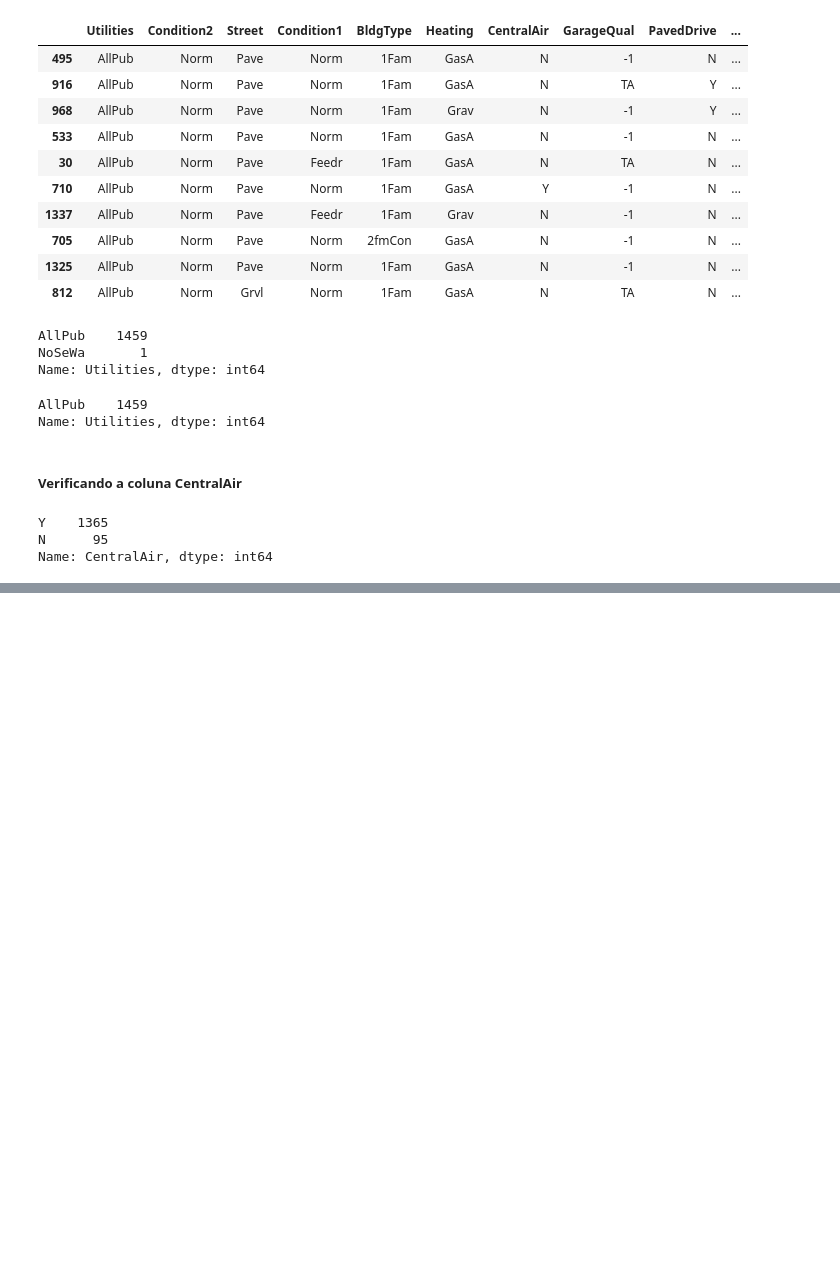
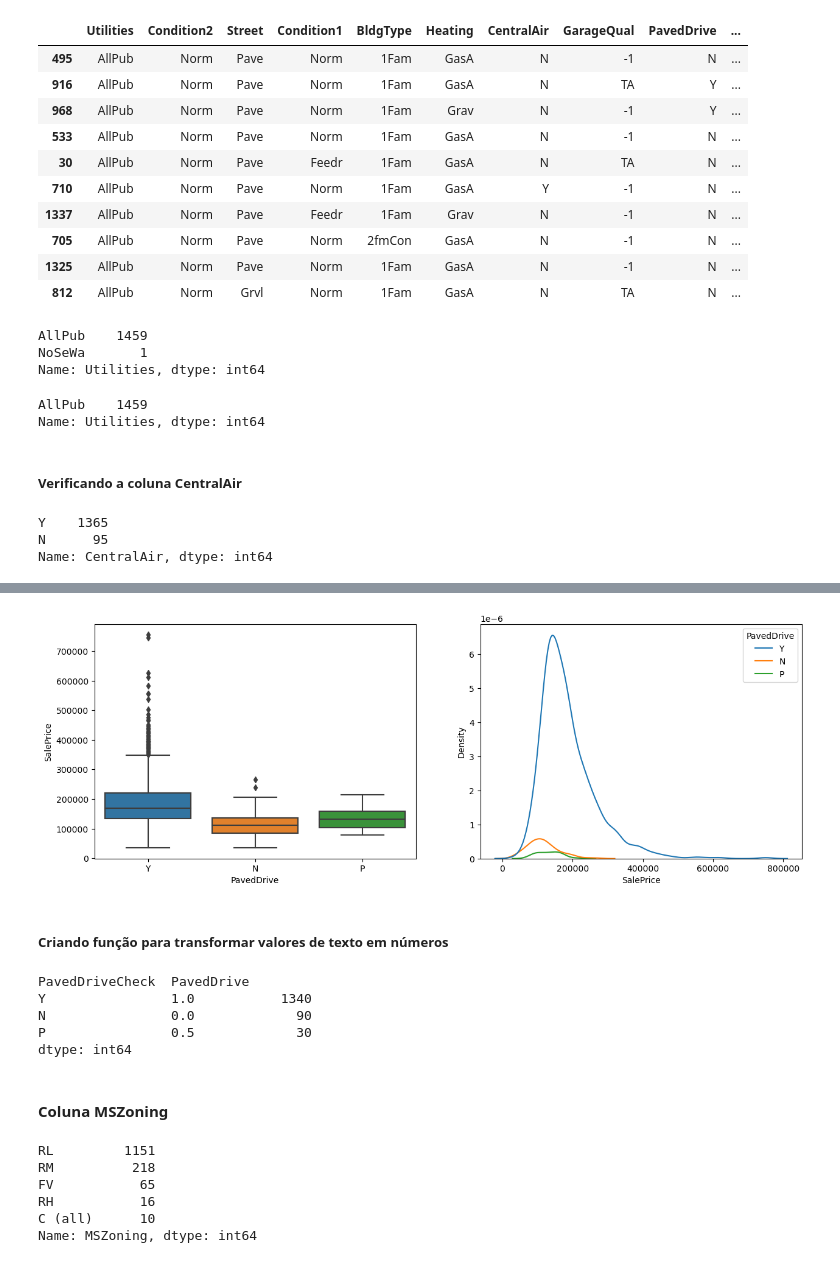
Before and after one commit to Bredariolcaroline/Data-analysis-and-data-science, a Jupyter notebook: House Price - análise exploratória de dados.ipynb, the cells around one changed output, grey strips where cells are left out. Drawn from its saved outputs; the diff is of its cells as text; code cells hidden in the pictures; blank space fills up the shorter version.

```diff
--- a/House Price - análise exploratória de dados.ipynb
+++ b/House Price - análise exploratória de dados.ipynb
@@ -272,0 +274,4 @@ TypeError: The x variable is categorical, but one of ['numeric', 'datetime'] is
+# %%
+#transformando a coluna em Y = 1 e N = 0
+treino['CentralAirCheck'] = treino['CentralAir']
+treino['CentralAir'] = treino.CentralAir.apply(lambda x: 1 if x == 'Y' else 0)
@@ -272,0 +285,2 @@ TypeError: The x variable is categorical, but one of ['numeric', 'datetime'] is
+# %%
+treino = treino.drop('CentralAirCheck',axis = 1)
@@ -272,0 +302,14 @@ TypeError: The x variable is categorical, but one of ['numeric', 'datetime'] is
+# %%
+#coluna a ser analisada
+coluna = 'PavedDrive'
+# %%
+fig,ax = plt.subplots(ncols = 2,figsize=(15,5))
+
+sns.boxplot(x= treino[coluna],y=treino.SalePrice,ax = ax[0])
+sns.kdeplot(treino.SalePrice,hue = treino[coluna] ,ax = ax[1])
+
+plt.show()
+# %% [output]
+[figure, added]
+# %% [markdown]
+##### Criando função para transformar valores de texto em números
@@ -272,0 +329,8 @@ TypeError: The x variable is categorical, but one of ['numeric', 'datetime'] is
+# %%
+treino[['PavedDriveCheck','PavedDrive']].value_counts()
+# %% [output]
+PavedDriveCheck  PavedDrive
+Y                1.0           1340
+N                0.0             90
+P                0.5             30
+dtype: int64
@@ -272,0 +341,11 @@ TypeError: The x variable is categorical, but one of ['numeric', 'datetime'] is
+# %% [markdown]
+#### Coluna MSZoning
+# %%
+treino.MSZoning.value_counts()
+# %% [output]
+RL         1151
+RM          218
+FV           65
+RH           16
+C (all)      10
+Name: MSZoning, dtype: int64
```
Also changed, not shown: parts of 39 cells of this notebook.
